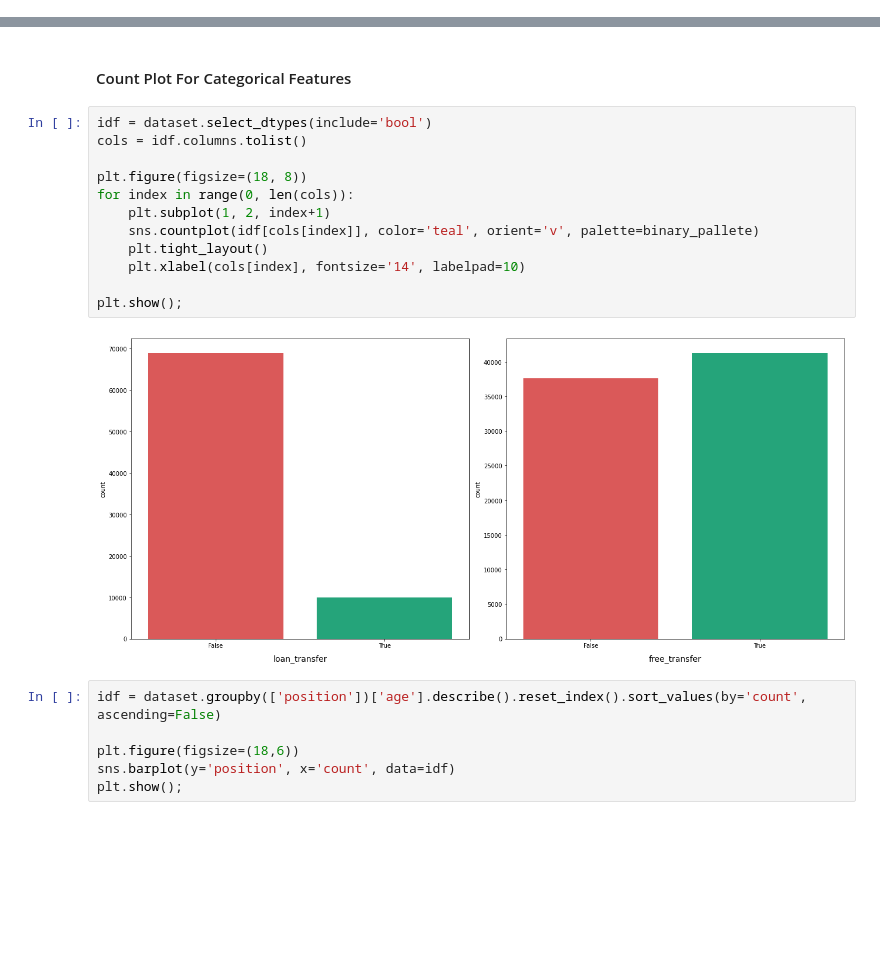
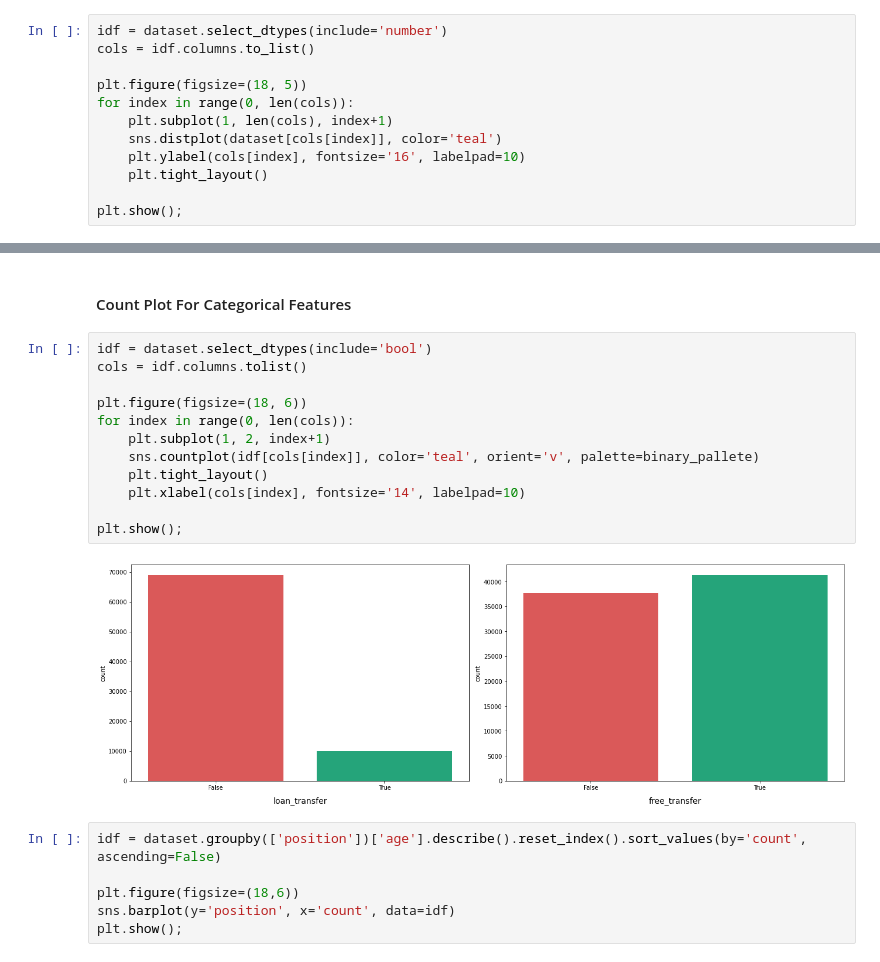
Before and after one commit to dendihandian/data-portfolio, a Jupyter notebook: transfermarkt-transfers/transfermarkt-transfers.ipynb, the cells around one changed output, grey strips where cells are left out. Cells and saved outputs as stored; diff of their text form; blank space fills up the shorter version.

Commit message:
add distplot for univariate

```diff
--- a/transfermarkt-transfers/transfermarkt-transfers.ipynb
+++ b/transfermarkt-transfers/transfermarkt-transfers.ipynb
@@ -328,3 +328,15 @@ for index in range(0, len(cols)):
 plt.show();
 # %% [output]
 [figure]
+# %%
+idf = dataset.select_dtypes(include='number')
+cols = idf.columns.to_list()
+
+plt.figure(figsize=(18, 5))
+for index in range(0, len(cols)):
+    plt.subplot(1, len(cols), index+1)
+    sns.distplot(dataset[cols[index]], color='teal')
+    plt.ylabel(cols[index], fontsize='16', labelpad=10)
+    plt.tight_layout()
+
+plt.show();
@@ -333,17 +347,17 @@ plt.show();
 # %%
 idf = dataset.select_dtypes(include='bool')
 cols = idf.columns.tolist()
 
-plt.figure(figsize=(18, 8))
+plt.figure(figsize=(18, 6))
 for index in range(0, len(cols)):
     plt.subplot(1, 2, index+1)
     sns.countplot(idf[cols[index]], color='teal', orient='v', palette=binary_pallete)
     plt.tight_layout()
     plt.xlabel(cols[index], fontsize='14', labelpad=10)
 
 plt.show();
 # %% [output]
-[figure, old version]
+[figure, new version]
 # %%
 idf = dataset.groupby(['position'])['age'].describe().reset_index().sort_values(by='count', ascending=False)
 
```
Also changed, not shown: parts of 3 cells of this notebook.
